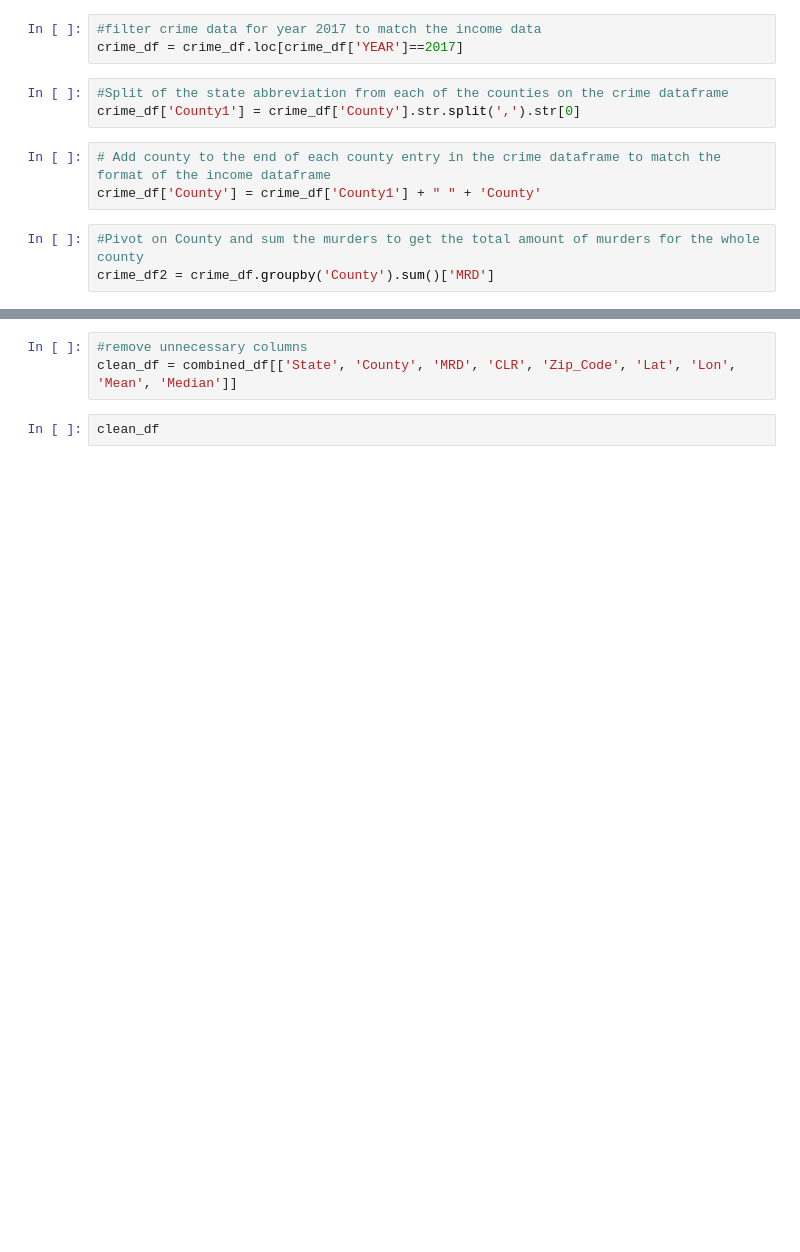
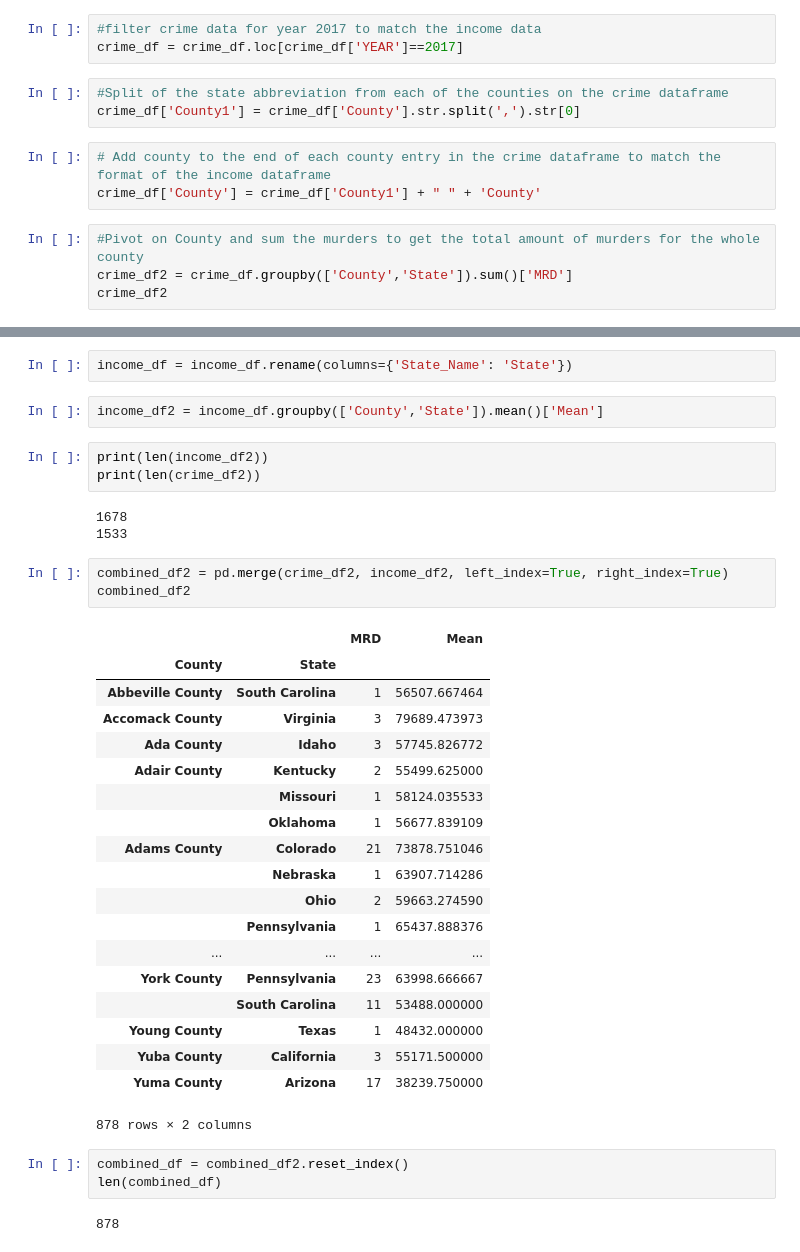
Before and after one commit to jstetter/project-1, a Jupyter notebook: project_1.ipynb, the cells around one changed output, grey strips where cells are left out. Drawn from its saved outputs; the diff is of its cells as text; blank space fills up the shorter version.

```diff
--- a/project_1.ipynb
+++ b/project_1.ipynb
@@ -40,4 +40,5 @@ crime_df['County1'] = crime_df['County'].str.split(',').str[0]
 crime_df['County'] = crime_df['County1'] + " " + 'County'
 # %%
 #Pivot on County and sum the murders to get the total amount of murders for the whole county
-crime_df2 = crime_df.groupby('County').sum()['MRD']
+crime_df2 = crime_df.groupby(['County','State']).sum()['MRD']
+crime_df2
@@ -51,7 +63,40 @@ combined_df.columns
-# %%
-#remove unnecessary columns
-clean_df = combined_df[['State', 'County', 'MRD', 'CLR', 'Zip_Code', 'Lat', 'Lon', 'Mean', 'Median']]
-# %%
-clean_df
+# %%
+income_df = income_df.rename(columns={'State_Name': 'State'})
+# %%
+income_df2 = income_df.groupby(['County','State']).mean()['Mean']
+# %%
+print(len(income_df2))
+print(len(crime_df2))
+# %% [output]
+1678
+1533
+# %%
+combined_df2 = pd.merge(crime_df2, income_df2, left_index=True, right_index=True)
+combined_df2
+# %% [output]
+|  |  | MRD | Mean |
+| County | State |  |  |
+| Abbeville County | South Carolina | 1 | 56507.667464 |
+| Accomack County | Virginia | 3 | 79689.473973 |
+| Ada County | Idaho | 3 | 57745.826772 |
+| Adair County | Kentucky | 2 | 55499.625000 |
+|  | Missouri | 1 | 58124.035533 |
+|  | Oklahoma | 1 | 56677.839109 |
+| Adams County | Colorado | 21 | 73878.751046 |
+|  | Nebraska | 1 | 63907.714286 |
+|  | Ohio | 2 | 59663.274590 |
+|  | Pennsylvania | 1 | 65437.888376 |
+| ... | ... | ... | ... |
+| York County | Pennsylvania | 23 | 63998.666667 |
+|  | South Carolina | 11 | 53488.000000 |
+| Young County | Texas | 1 | 48432.000000 |
+| Yuba County | California | 3 | 55171.500000 |
+| Yuma County | Arizona | 17 | 38239.750000 |
+878 rows × 2 columns
+# %%
+combined_df = combined_df2.reset_index()
+len(combined_df)
+# %% [output]
+878
 # %%
 plt.scatter(combined_df['Mean'], combined_df['MRD'])
```
Also changed, not shown: parts of 5 cells of this notebook, 2 other files.
